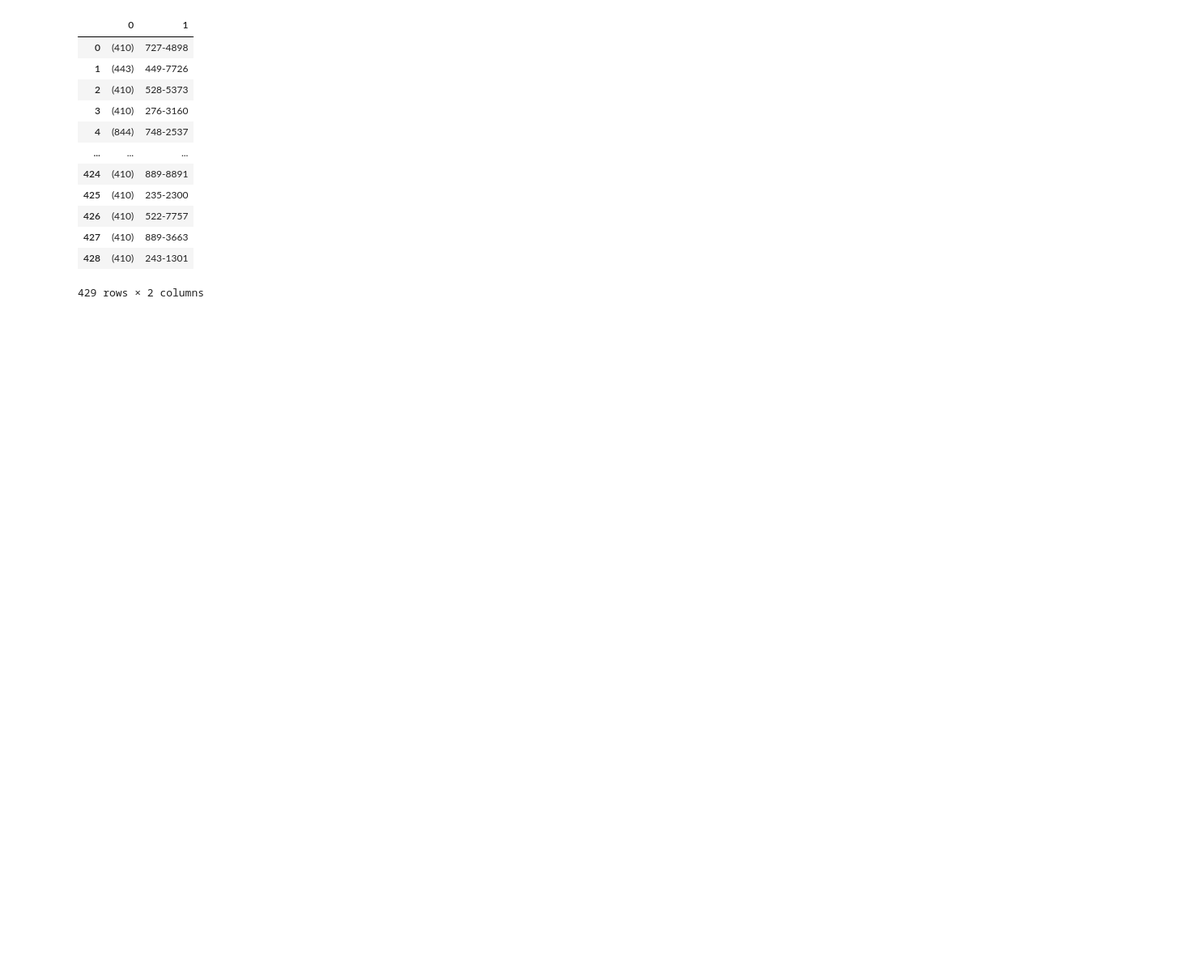
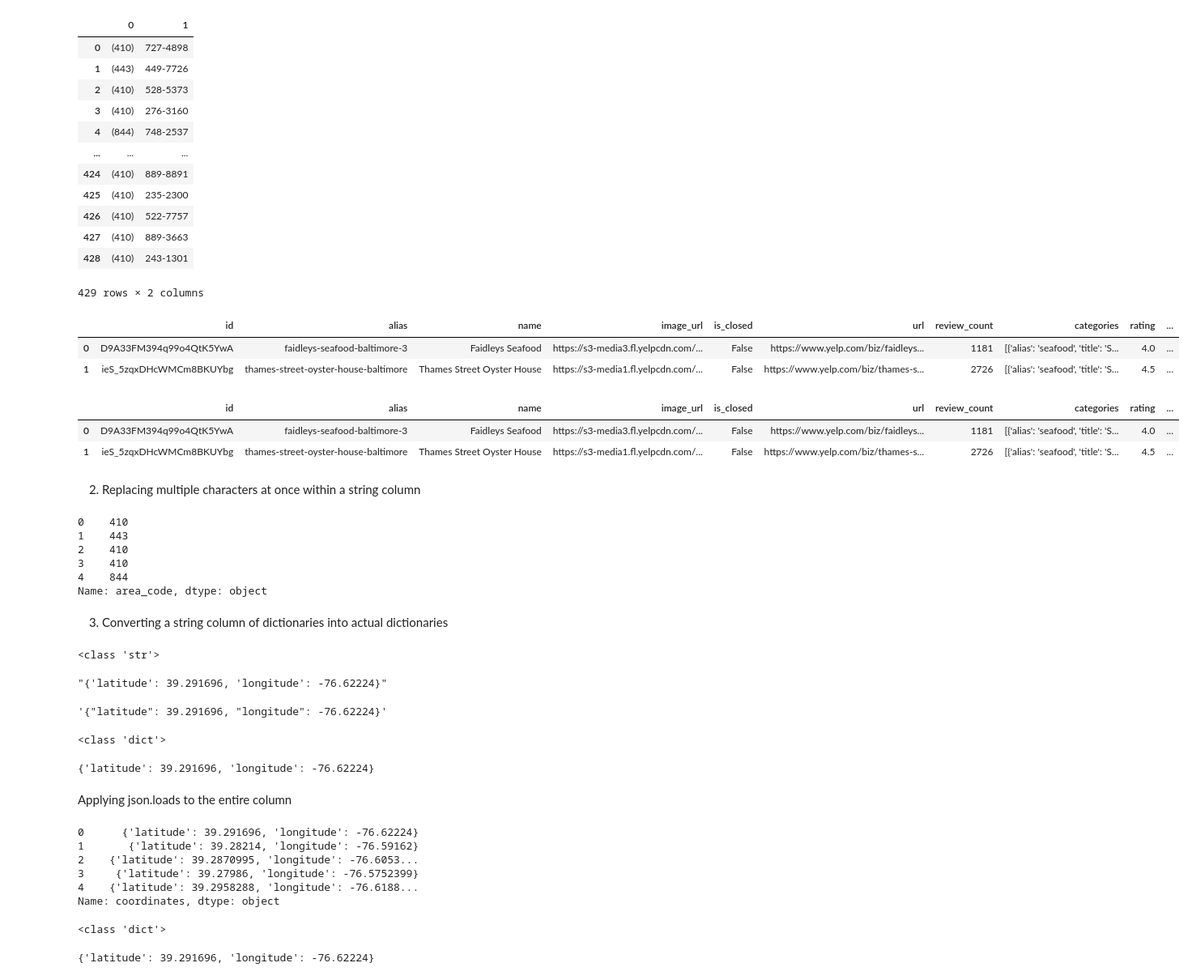
Before and after one commit to MCV-Jimenez/Advanced-Transformations, a Jupyter notebook: Advanced Transformations (practice).ipynb, the cells around one changed output. Shown: that part at 81% size. Drawn from its saved outputs; the diff is of its cells as text; code cells hidden in the pictures; blank space fills up the shorter version.

```diff
--- a/Advanced Transformations (practice).ipynb
+++ b/Advanced Transformations (practice).ipynb
@@ -60,3 +62,83 @@ df['display_phone'].str.split(' ', expand=True)
 | 427 | (410) | 889-3663 |
 | 428 | (410) | 243-1301 |
 429 rows × 2 columns
+# %%
+# Saving the 2 new columns into the dataframe
+df[['area_code','phone_number']] = df['display_phone'].str.split(' ',expand=True)
+df.head(2)
+# %% [output]
+|  | id | alias | name | image_url | is_closed | url | review_count | categories | rating | ... |
+| 0 | D9A33FM394q99o4QtK5YwA | faidleys-seafood-baltimore-3 | Faidleys Seafood | https://s3-media3.fl.yelpcdn.com/... | False | https://www.yelp.com/biz/faidleys... | 1181 | [{'alias': 'seafood', 'title': 'S... | 4.0 | ... |
+| 1 | ieS_5zqxDHcWMCm8BKUYbg | thames-street-oyster-house-baltimore | Thames Street Oyster House | https://s3-media1.fl.yelpcdn.com/... | False | https://www.yelp.com/biz/thames-s... | 2726 | [{'alias': 'seafood', 'title': 'S... | 4.5 | ... |
+# %%
+# Droping p'phone' and 'display_phone' columns since they're no longer needed
+df = df.drop(columns=['phone','display_phone'])
+df.head(2)
+# %% [output]
+|  | id | alias | name | image_url | is_closed | url | review_count | categories | rating | ... |
+| 0 | D9A33FM394q99o4QtK5YwA | faidleys-seafood-baltimore-3 | Faidleys Seafood | https://s3-media3.fl.yelpcdn.com/... | False | https://www.yelp.com/biz/faidleys... | 1181 | [{'alias': 'seafood', 'title': 'S... | 4.0 | ... |
+| 1 | ieS_5zqxDHcWMCm8BKUYbg | thames-street-oyster-house-baltimore | Thames Street Oyster House | https://s3-media1.fl.yelpcdn.com/... | False | https://www.yelp.com/biz/thames-s... | 2726 | [{'alias': 'seafood', 'title': 'S... | 4.5 | ... |
+# %% [markdown]
+2. Replacing multiple characters at once within a string column
+# %%
+# List of characters to replace
+to_replace = ['(',')']
+# For loop to replace all of the characters in the list at once
+for char in to_replace:
+    df['area_code'] = df['area_code'].str.replace(char,'',regex=False)
+
+df['area_code'].head()
+# %% [output]
+0    410
+1    443
+2    410
+3    410
+4    844
+Name: area_code, dtype: object
+# %% [markdown]
+3. Converting a string column of dictionaries into actual dictionaries
+# %%
+# Using .loc to isolate a single values from the coordinates column
+coord = df.loc[0,"coordinates"]
+print(type(coord))
+coord
+# %% [output]
+<class 'str'>
+"{'latitude': 39.291696, 'longitude': -76.62224}"
+# %%
+# Replacing single quotes with double quotes before using json.loads
+coord = coord.replace("'",'"')
+coord
+# %% [output]
+'{"latitude": 39.291696, "longitude": -76.62224}'
+# %%
+# Using json.loads to fix dictionary
+fixed_coord = json.loads(coord)
+print(type(fixed_coord))
+fixed_coord
+# %% [output]
+<class 'dict'>
+{'latitude': 39.291696, 'longitude': -76.62224}
+# %% [markdown]
+Applying json.loads to the entire column
+# %%
+# Replacing all single quotes with double quotes
+df['coordinates'] = df['coordinates'].str.replace("'",'"')
+# Applying json.loads to the full column
+df['coordinates'] = df['coordinates'].apply(json.loads)
+df['coordinates'].head()
+# %% [output]
+0      {'latitude': 39.291696, 'longitude': -76.62224}
+1       {'latitude': 39.28214, 'longitude': -76.59162}
+2    {'latitude': 39.2870995, 'longitude': -76.6053...
+3     {'latitude': 39.27986, 'longitude': -76.5752399}
+4    {'latitude': 39.2958288, 'longitude': -76.6188...
+Name: coordinates, dtype: object
+# %%
+# Checking a single value after the transformation
+test_coord = df.loc[0,'coordinates']
+print(type(test_coord))
+test_coord
+# %% [output]
+<class 'dict'>
+{'latitude': 39.291696, 'longitude': -76.62224}
```
Also changed, not shown: parts of 14 cells of this notebook.
